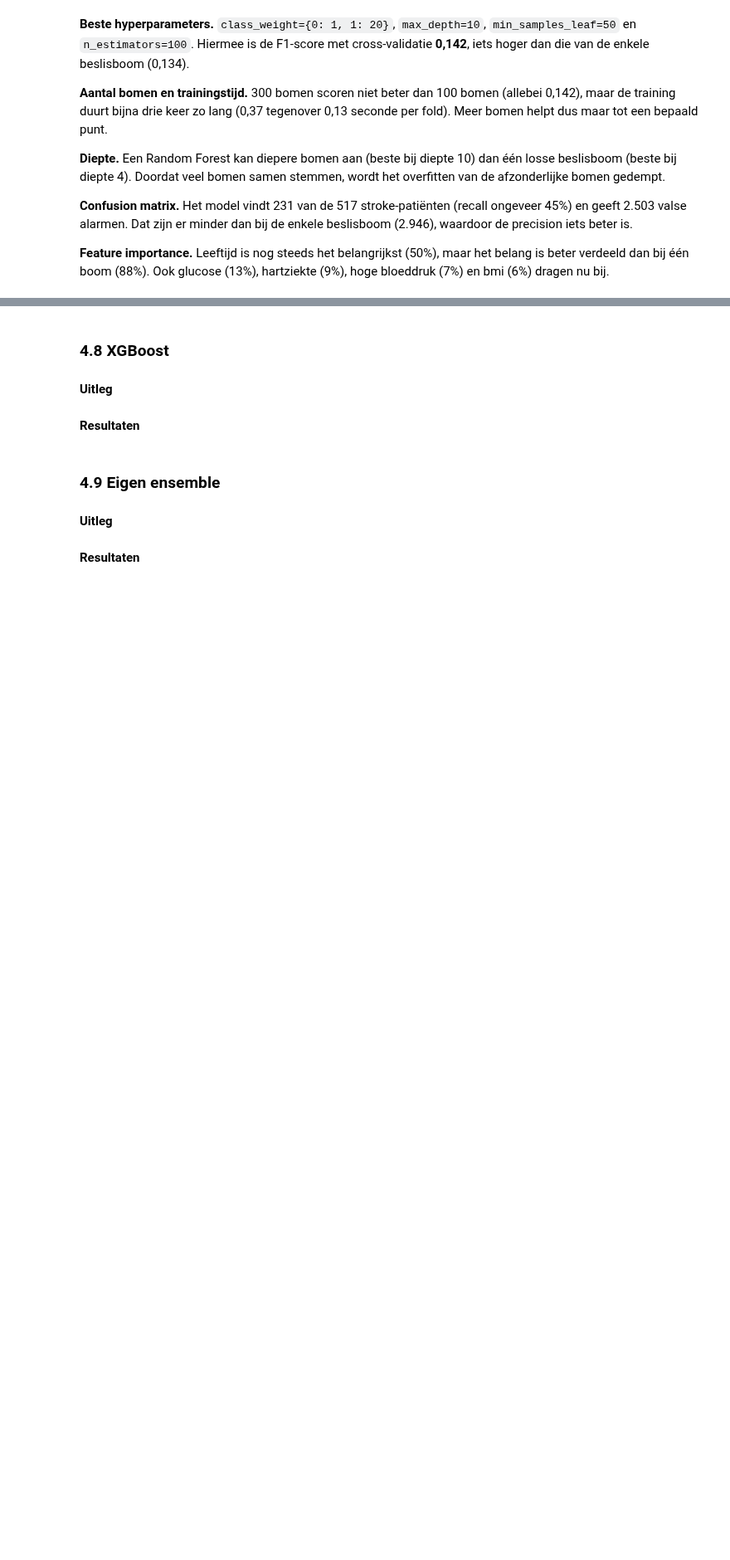
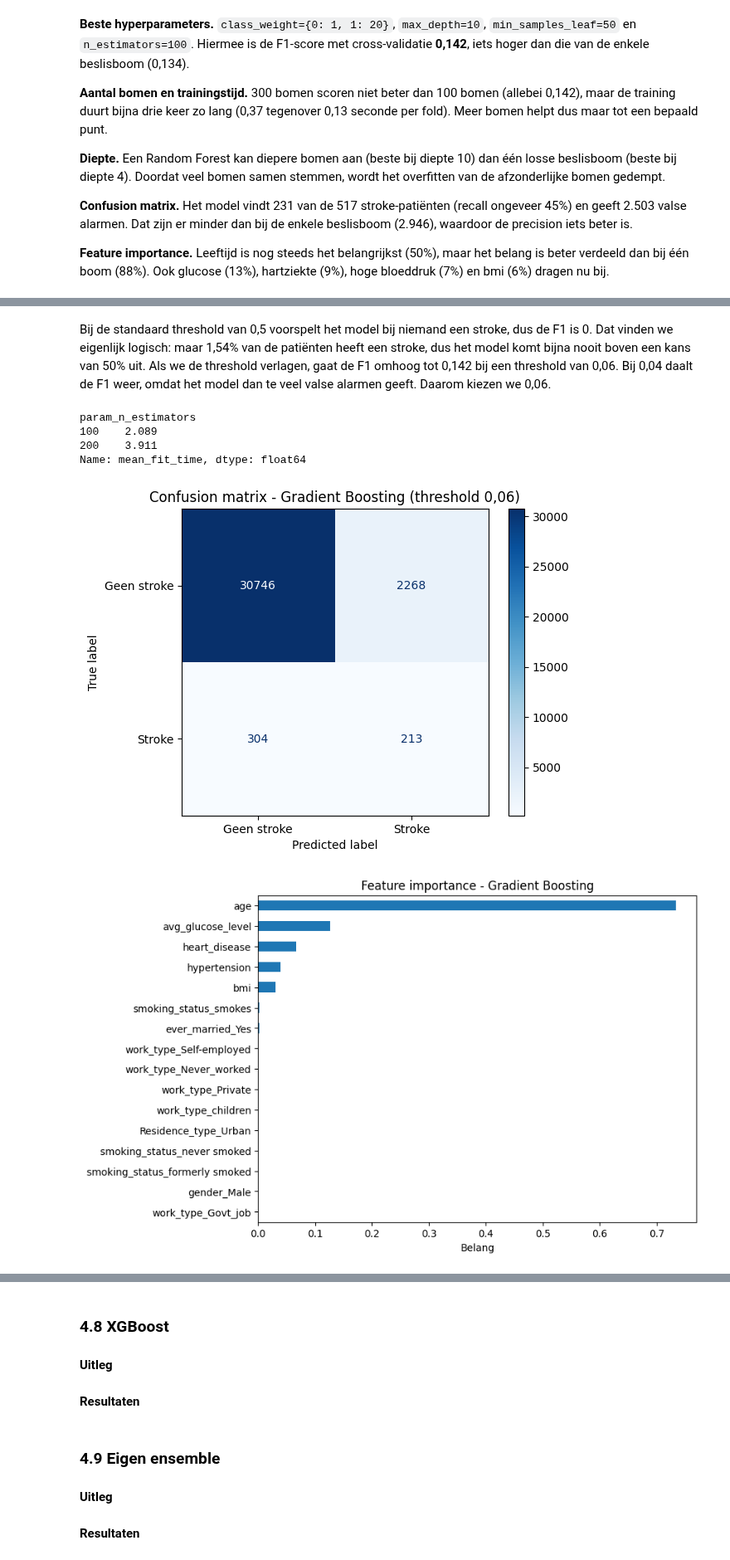
Before and after one commit to rabpie/26-27-Machine-Learning-groep-6, a Jupyter notebook: ML-Voorspel herseninfarct.ipynb, the cells around one changed output, grey strips where cells are left out. Shown at 83% size. Drawn from its saved outputs; the diff is of its cells as text; code cells hidden in the pictures; blank space fills up the shorter version.

```diff
--- a/ML-Voorspel herseninfarct.ipynb
+++ b/ML-Voorspel herseninfarct.ipynb
@@ -1758,0 +1803,12 @@ plt.show()
+# %%
+best_boosting = boosting_search.best_estimator_
+
+# Kans op stroke per patiënt, iedere patiënt één keer in de validatie-fold
+kansen_boosting = cross_val_predict(best_boosting, X_train, y_train, cv=cv,
+                                    method="predict_proba")[:, 1]
+
+# Verschillende thresholds proberen
+for threshold in [0.5, 0.2, 0.15, 0.1, 0.08, 0.06, 0.04]:
+    voorspelling = (kansen_boosting >= threshold).astype(int)
+    print(f"threshold {threshold}: F1 = {f1_score(y_train, voorspelling):.4f}, "
+          f"aantal voorspeld als stroke = {voorspelling.sum()}")
@@ -1758,0 +1823,30 @@ plt.show()
+# %% [markdown]
+Bij de standaard threshold van 0,5 voorspelt het model bij niemand een stroke, dus de F1 is 0. Dat vinden we eigenlijk logisch: maar 1,54% van de patiënten heeft een stroke, dus het model komt bijna nooit boven een kans van 50% uit. Als we de threshold verlagen, gaat de F1 omhoog tot 0,142 bij een threshold van 0,06. Bij 0,04 daalt de F1 weer, omdat het model dan te veel valse alarmen geeft. Daarom kiezen we 0,06.
+# %%
+THRESHOLD_BOOSTING = 0.06
+
+boosting_results = pd.DataFrame(boosting_search.cv_results_)
+# Gemiddelde trainingstijd per fold, per aantal bomen
+print(boosting_results.groupby("param_n_estimators")["mean_fit_time"]
+      .mean().round(3))
+
+ConfusionMatrixDisplay.from_predictions(
+    y_train, (kansen_boosting >= THRESHOLD_BOOSTING).astype(int),
+    display_labels=["Geen stroke", "Stroke"], cmap="Blues", values_format="d")
+plt.title("Confusion matrix - Gradient Boosting (threshold 0,06)")
+plt.show()
+
+best_boosting.fit(X_train, y_train)
+boosting_importances = pd.Series(best_boosting.feature_importances_,
+                                 index=X_train.columns).sort_values()
+boosting_importances.plot(kind="barh", figsize=(8, 6))
+plt.title("Feature importance - Gradient Boosting")
+plt.xlabel("Belang")
+plt.show()
+# %% [output]
+param_n_estimators
+100    2.089
+200    3.911
+Name: mean_fit_time, dtype: float64
+[figure, added]
+[figure, added]
```
Also changed, not shown: parts of 18 cells of this notebook.
